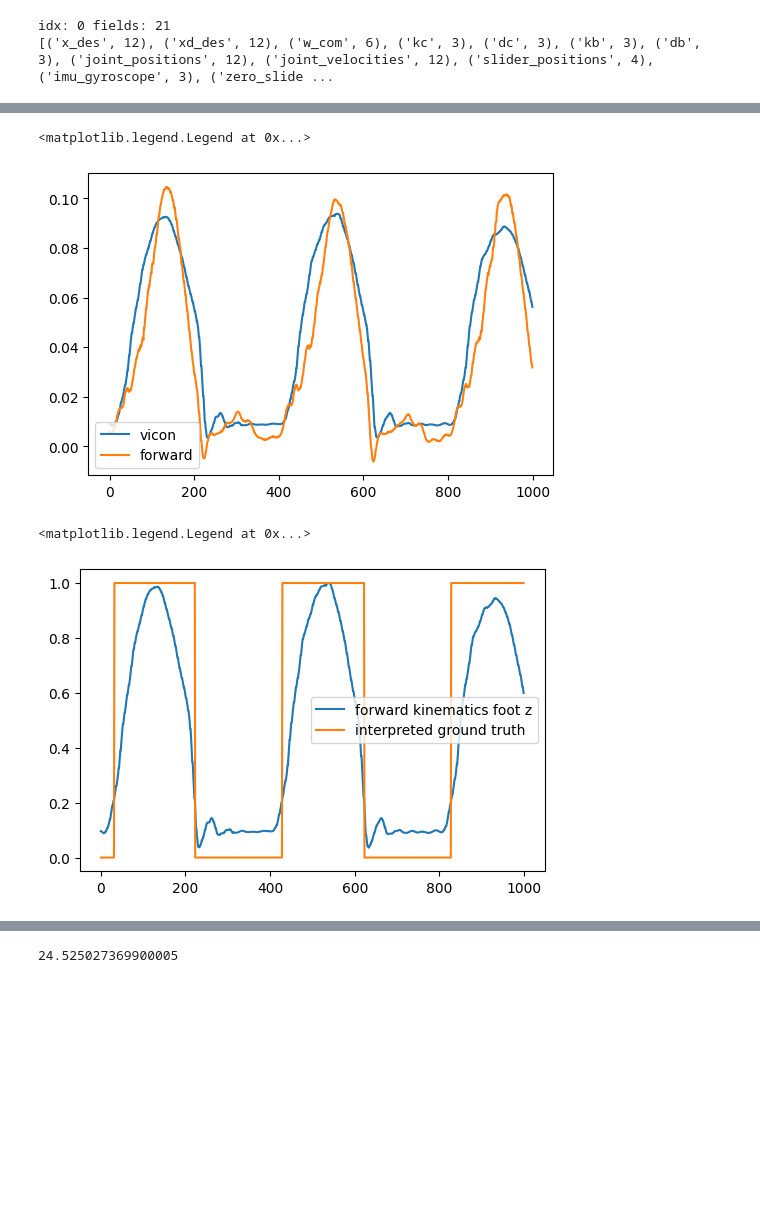
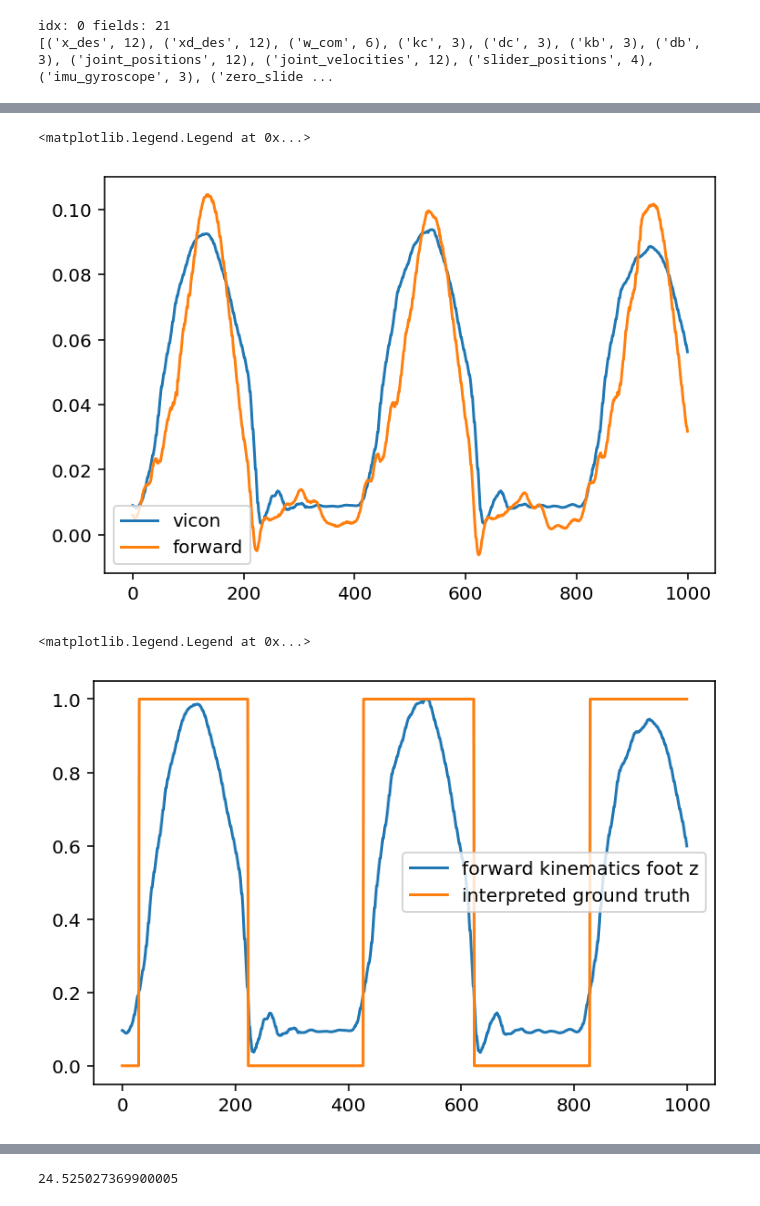
Before and after one commit to caoliheng/contact-detection, a Jupyter notebook: data analysis.ipynb, the cells around one changed output, grey strips where cells are left out. Cells and saved outputs as stored; diff of their text form; code cells hidden in the pictures; blank space fills up the shorter version.

```diff
--- a/data analysis.ipynb
+++ b/data analysis.ipynb
@@ -19,7 +19,7 @@ from scipy.spatial.transform import Rotation
 import pinocchio as pin
 from robot_properties_solo.solo12wrapper import Solo12Config
 # %%
-plt.rcParams['figure.dpi'] = 100  # default 72.0
+plt.rcParams['figure.dpi'] = 144  # default 72.0
 # %% [markdown]
 # Init Data
 # %%
@@ -163,15 +171,15 @@ plt.plot(forwardK[slice_compare_viconforwardK, 2], label='forward')
 plt.legend()
 # %% [output]
 <matplotlib.legend.Legend at 0x...>
-[figure, old version]
+[figure, new version]
 # %%
-plt.plot(reader_vicon_leg[1000:2000, 2] * 1/np.max(reader_vicon_leg[1000:2000:, 2]), label='forward kinematics foot z')
-plt.plot(np.where(reader_vicon_leg[1000:2000, 2] > 0.02, 1, 0), label='interpreted ground truth')
+plt.plot(reader_vicon_leg[1000:2000, 2]/np.max(reader_vicon_leg[1000:2000:, 2]), label='forward kinematics foot z')
+plt.plot(np.where(reader_vicon_leg[1000:2000, 2]/np.max(reader_vicon_leg[1000:2000:, 2]) > 0.2, 1, 0), label='interpreted ground truth')
 plt.plot()
 plt.legend()
 # %% [output]
 <matplotlib.legend.Legend at 0x...>
-[figure, old version]
+[figure, new version]
 # %%
 plt.plot(reader_q[:, :3])
 plt.legend('xyz')
```
Also changed, not shown: parts of 29 cells of this notebook, 1 other file.
